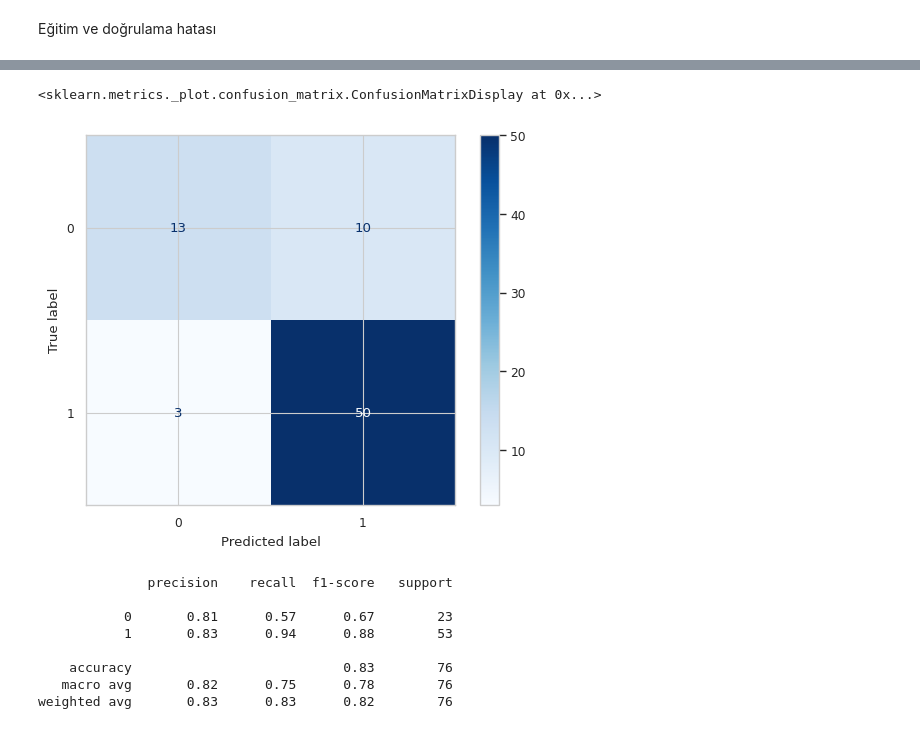
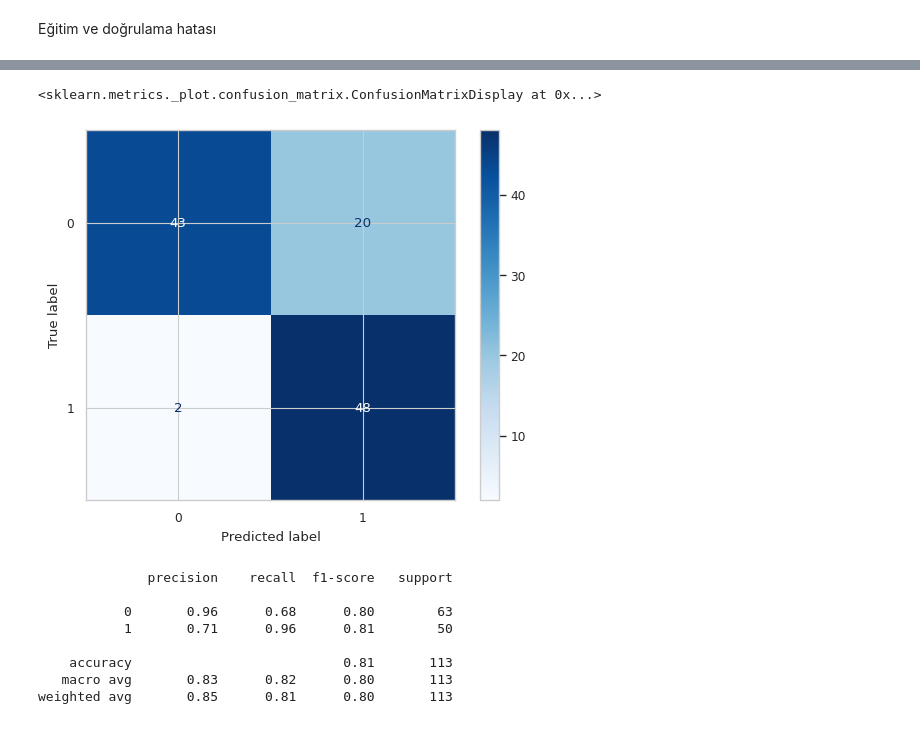
Before and after one commit to Marah-Alasi/ParkinsonsDetection, a Jupyter notebook: Parkinsons.ipynb, the cells around one changed output, grey strips where cells are left out. Saved outputs shown, nothing was run; the diff lists cells and outputs as text; code cells hidden in the pictures.

```diff
--- a/Parkinsons.ipynb
+++ b/Parkinsons.ipynb
@@ -171,11 +306,12 @@ model = models.Sequential([
     layers.Conv1D(64, kernel_size=3, activation='relu'),
     layers.MaxPooling1D(pool_size=2),
 
-    layers.Conv1D(64, kernel_size=2, activation='relu'),
-    layers.MaxPooling1D(pool_size=2),
+    #layers.Conv1D(64, kernel_size=3, activation='relu'),
+    #layers.MaxPooling1D(pool_size=2),
 
-    layers.Conv1D(128, kernel_size=2, activation='relu'),
+    layers.Conv1D(128, kernel_size=3, activation='relu'),
     layers.GlobalAveragePooling1D(),
+    Dropout(0.5),
 
     layers.Dense(64, activation='relu'),
     layers.Dense(1, activation='sigmoid')   # binary classification
@@ -213,10 +353,11 @@ Model: "sequential_5"
 # %%
 history = model.fit(
-    X_train,
-    y_train,
-    validation_data=(X_val, y_val),
-    epochs=100,
-    batch_size=32,
+    X_train_oversampled,
+    y_train_oversampled,
+    validation_data=(X_val_oversampled, y_val_oversampled),
+    epochs=50,
+    batch_size=8,
     shuffle=True
+    #callbacks=[early_stopping]
 )
 # %% [output]
@@ -270,4 +411,4 @@ plt.show()
 # %%
-y_pred_prob = model.predict(X_test)
+y_pred_prob = model.predict(X_test_oversampled)
 y_pred = (y_pred_prob > 0.5).astype("int32")
 # %% [output]
@@ -275,24 +416,24 @@ y_pred = (y_pred_prob > 0.5).astype("int32")
 # %%
 from sklearn.metrics import confusion_matrix, ConfusionMatrixDisplay
 # %%
-cm = confusion_matrix(y_test, y_pred)
+cm = confusion_matrix(y_test_oversampled, y_pred)
 disp = ConfusionMatrixDisplay(confusion_matrix=cm)
 disp.plot(cmap='Blues')
 # %% [output]
 <sklearn.metrics._plot.confusion_matrix.ConfusionMatrixDisplay at 0x...>
-[figure, old version]
+[figure, new version]
 # %%
 from sklearn.metrics import classification_report
-print(classification_report(y_test, y_pred))
+print(classification_report(y_test_oversampled, y_pred))
 # %% [output]
               precision    recall  f1-score   support
 
-           0       0.81      0.57      0.67        23
-           1       0.83      0.94      0.88        53
+           0       0.96      0.68      0.80        63
+           1       0.71      0.96      0.81        50
 
-    accuracy                           0.83        76
-   macro avg       0.82      0.75      0.78        76
-weighted avg       0.83      0.83      0.82        76
+    accuracy                           0.81       113
+   macro avg       0.83      0.82      0.80       113
+weighted avg       0.85      0.81      0.80       113
 # %%
 from sklearn.metrics import roc_curve, auc
 import matplotlib.pyplot as plt
```
Also changed, not shown: parts of 17 cells of this notebook.
